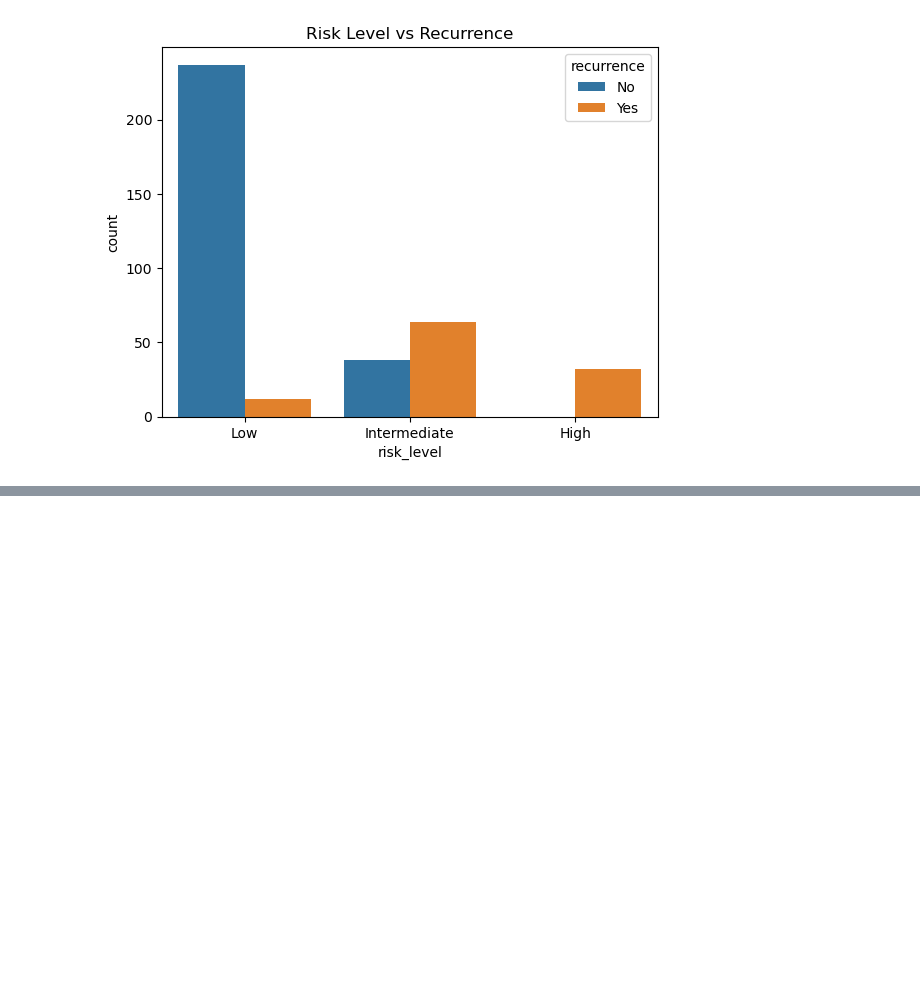
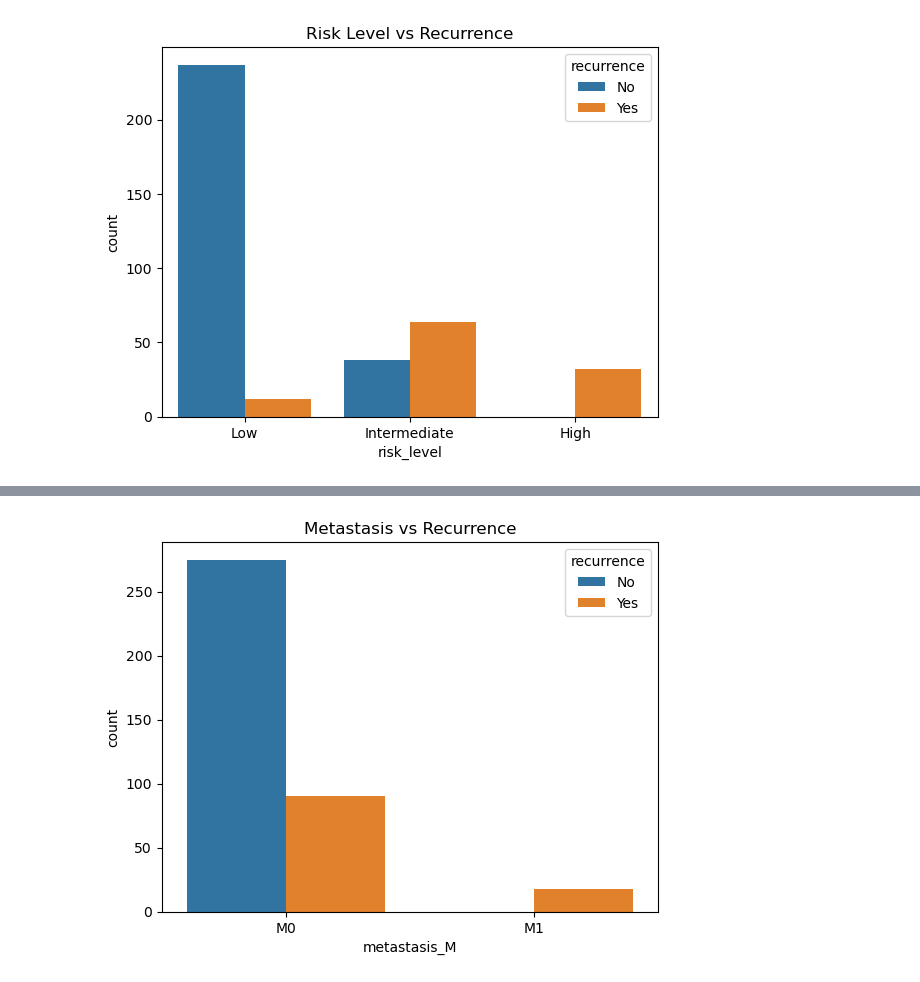
Before and after one commit to hassanh7n/thyroid_disease, a Jupyter notebook: notebooks/Thyroid_Disease.ipynb, the cells around one changed output, grey strips where cells are left out. Cells and saved outputs as stored; diff of their text form; code cells hidden in the pictures; blank space fills up the shorter version.

```diff
--- a/notebooks/Thyroid_Disease.ipynb
+++ b/notebooks/Thyroid_Disease.ipynb
@@ -208,0 +254,6 @@ plt.show()
+# %%
+sns.countplot(x='metastasis_M', hue='recurrence', data=df)
+plt.title("Metastasis vs Recurrence")
+plt.show()
+# %% [output]
+[figure, added]
```
Also changed, not shown: parts of 11 cells of this notebook.
